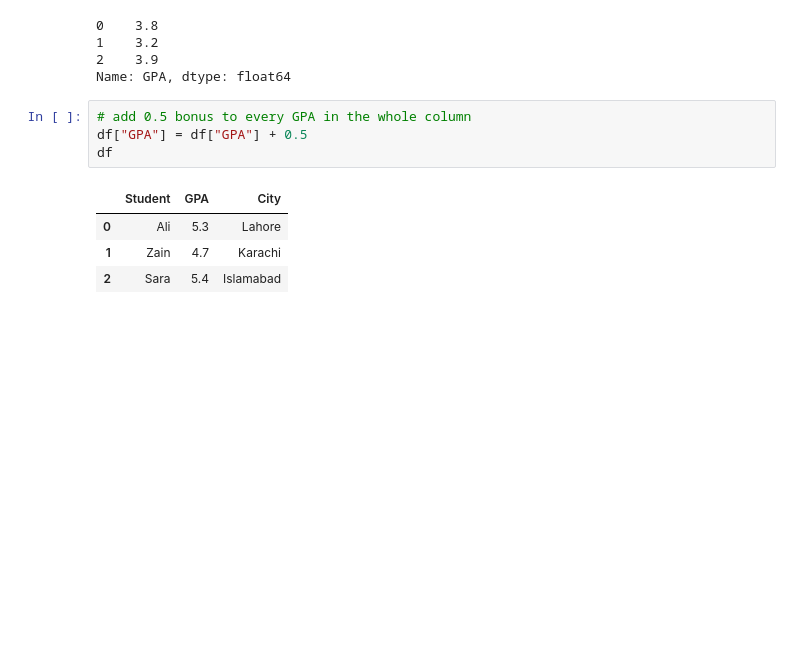
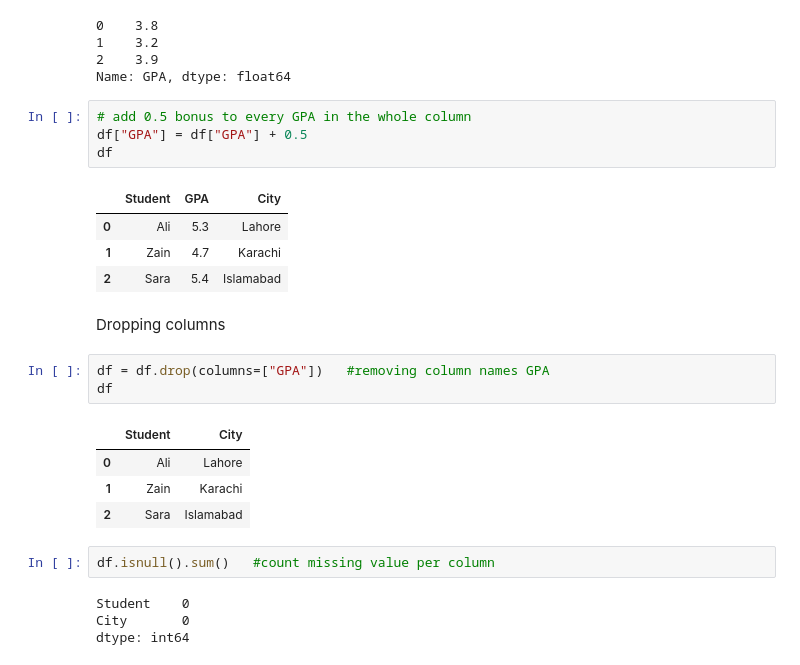
Before and after one commit to umer1730/Semester-2, a Jupyter notebook: Sem 3/Pandas/Dataframe_sel_index.ipynb, the cells around one changed output. Cells and saved outputs as stored; diff of their text form; blank space fills up the shorter version.

```diff
--- a/Sem 3/Pandas/Dataframe_sel_index.ipynb
+++ b/Sem 3/Pandas/Dataframe_sel_index.ipynb
@@ -367,3 +367,19 @@ df
 | 0 | Ali | 5.3 | Lahore |
 | 1 | Zain | 4.7 | Karachi |
 | 2 | Sara | 5.4 | Islamabad |
+# %% [markdown]
+Dropping columns
+# %%
+df = df.drop(columns=["GPA"])   #removing column names GPA
+df
+# %% [output]
+|  | Student | City |
+| 0 | Ali | Lahore |
+| 1 | Zain | Karachi |
+| 2 | Sara | Islamabad |
+# %%
+df.isnull().sum()   #count missing value per column
+# %% [output]
+Student    0
+City       0
+dtype: int64
```
Also changed, not shown: parts of 3 cells of this notebook.
